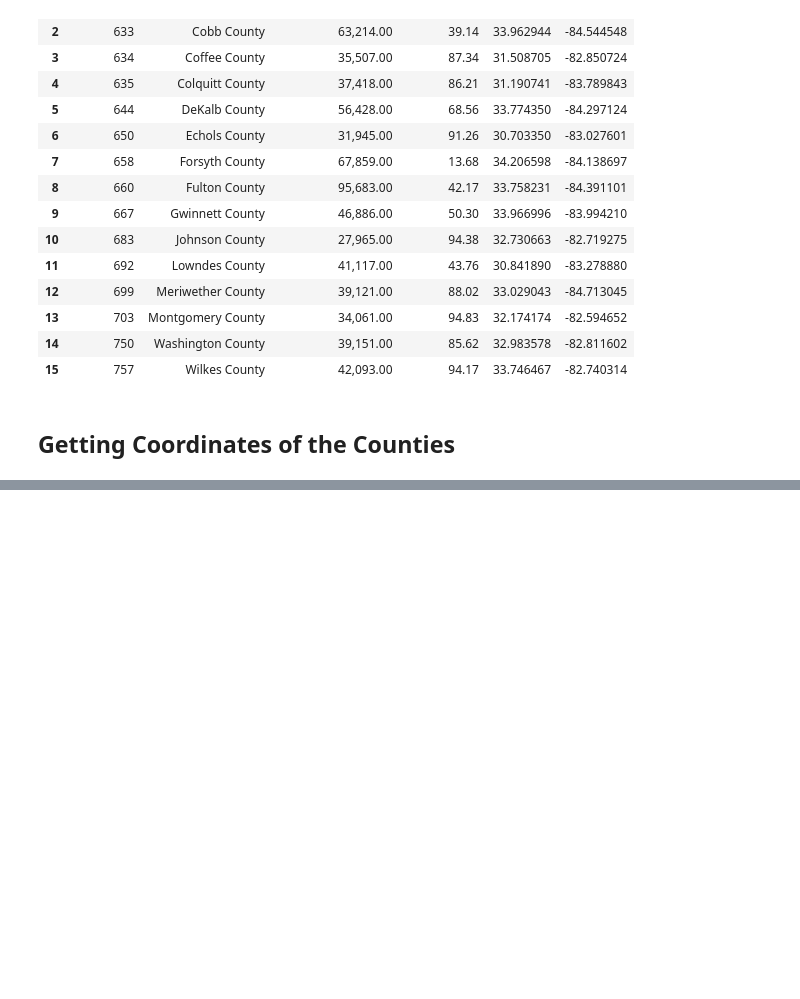
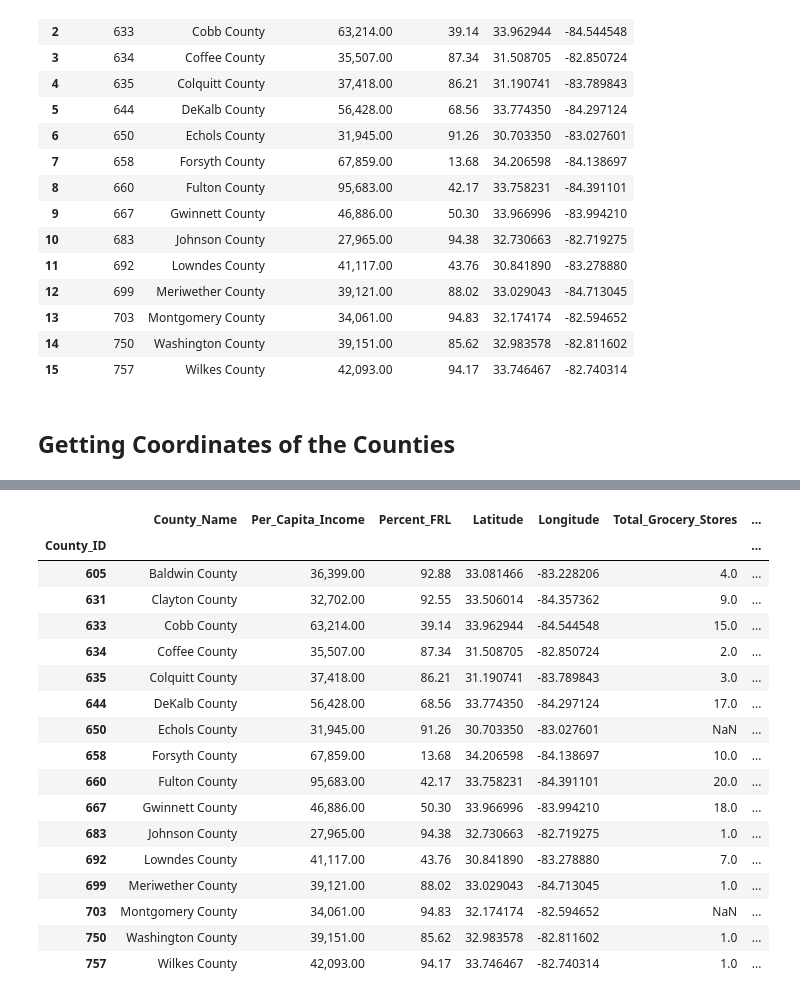
Before and after one commit to sgodkhindi/Project_Map_Food_Deserts, a Jupyter notebook: Food_Deserts_Data_County.ipynb, the cells around one changed output, grey strips where cells are left out. Saved outputs shown, nothing was run; the diff lists cells and outputs as text; code cells hidden in the pictures; blank space fills up the shorter version.

```diff
--- a/Food_Deserts_Data_County.ipynb
+++ b/Food_Deserts_Data_County.ipynb
@@ -263,0 +272,5 @@ len(fastfoodplace_df)
+# %%
+gp_grocery_stores_df = grocery_stores_df.groupby(['County_ID','County_Name'])
+
+total_grocery_stores = gp_grocery_stores_df['Store_Name'].count()
+print(total_grocery_stores)
@@ -263,0 +294,5 @@ len(fastfoodplace_df)
+# %%
+gp_dollar_stores_df = dollar_stores_df.groupby(['County_ID','County_Name'])
+
+total_dollar_stores = gp_dollar_stores_df['Store_Name'].count()
+print(total_dollar_stores)
@@ -263,0 +317,5 @@ len(fastfoodplace_df)
+# %%
+gp_fastfoodplace_df = fastfoodplace_df.groupby(['County_ID','County_Name'])
+
+total_fastfoodplace = gp_fastfoodplace_df['Store_Name'].count()
+print(total_fastfoodplace)
@@ -263,0 +339,7 @@ len(fastfoodplace_df)
+# %%
+county_summary_df = pd.DataFrame({"Total_Grocery_Stores": total_grocery_stores,
+                                    "Total_Dollar_Stores": total_dollar_stores,
+                                     "Total_Fast_Food_Places": total_fastfoodplace})
+# county_summary_df.set_index('County_ID')
+
+county_summary_df
@@ -263,0 +386,22 @@ len(fastfoodplace_df)
+# %%
+county_stores_df = county_df.merge(county_summary_df[['Total_Grocery_Stores','Total_Dollar_Stores','Total_Fast_Food_Places']], on = 'County_ID', how = 'left')
+county_stores_df
+# %% [output]
+|  | County_Name | Per_Capita_Income | Percent_FRL | Latitude | Longitude | Total_Grocery_Stores | ... |
+| County_ID |  |  |  |  |  |  | ... |
+| 605 | Baldwin County | 36,399.00 | 92.88 | 33.081466 | -83.228206 | 4.0 | ... |
+| 631 | Clayton County | 32,702.00 | 92.55 | 33.506014 | -84.357362 | 9.0 | ... |
+| 633 | Cobb County | 63,214.00 | 39.14 | 33.962944 | -84.544548 | 15.0 | ... |
+| 634 | Coffee County | 35,507.00 | 87.34 | 31.508705 | -82.850724 | 2.0 | ... |
+| 635 | Colquitt County | 37,418.00 | 86.21 | 31.190741 | -83.789843 | 3.0 | ... |
+| 644 | DeKalb County | 56,428.00 | 68.56 | 33.774350 | -84.297124 | 17.0 | ... |
+| 650 | Echols County | 31,945.00 | 91.26 | 30.703350 | -83.027601 | NaN | ... |
+| 658 | Forsyth County | 67,859.00 | 13.68 | 34.206598 | -84.138697 | 10.0 | ... |
+| 660 | Fulton County | 95,683.00 | 42.17 | 33.758231 | -84.391101 | 20.0 | ... |
+| 667 | Gwinnett County | 46,886.00 | 50.30 | 33.966996 | -83.994210 | 18.0 | ... |
+| 683 | Johnson County | 27,965.00 | 94.38 | 32.730663 | -82.719275 | 1.0 | ... |
+| 692 | Lowndes County | 41,117.00 | 43.76 | 30.841890 | -83.278880 | 7.0 | ... |
+| 699 | Meriwether County | 39,121.00 | 88.02 | 33.029043 | -84.713045 | 1.0 | ... |
+| 703 | Montgomery County | 34,061.00 | 94.83 | 32.174174 | -82.594652 | NaN | ... |
+| 750 | Washington County | 39,151.00 | 85.62 | 32.983578 | -82.811602 | 1.0 | ... |
+| 757 | Wilkes County | 42,093.00 | 94.17 | 33.746467 | -82.740314 | 1.0 | ... |
```
Also changed, not shown: parts of 24 cells of this notebook, 5 other files.
